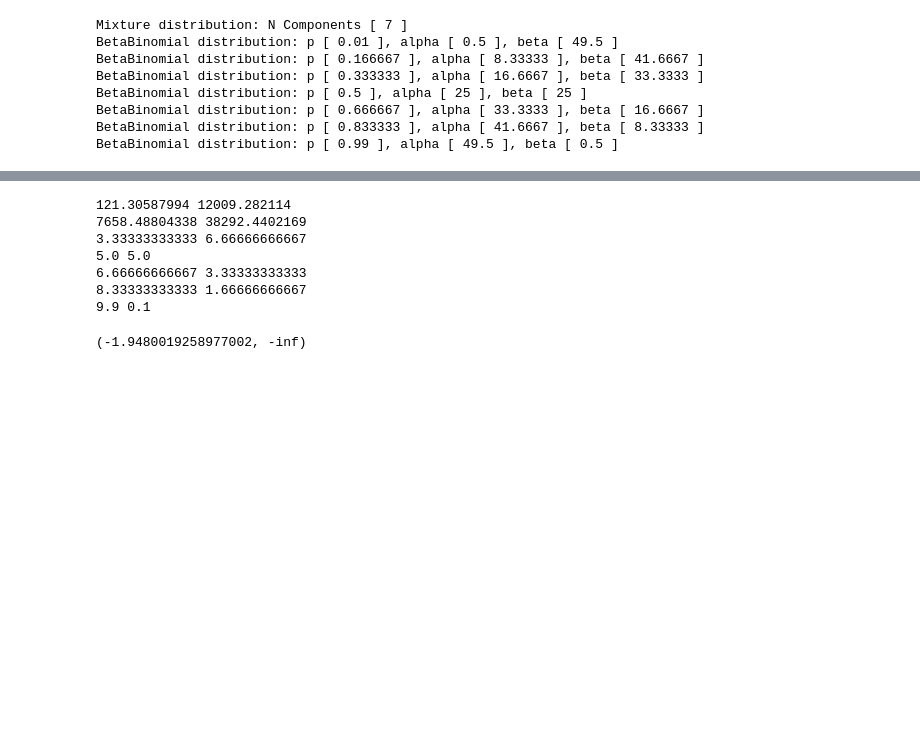
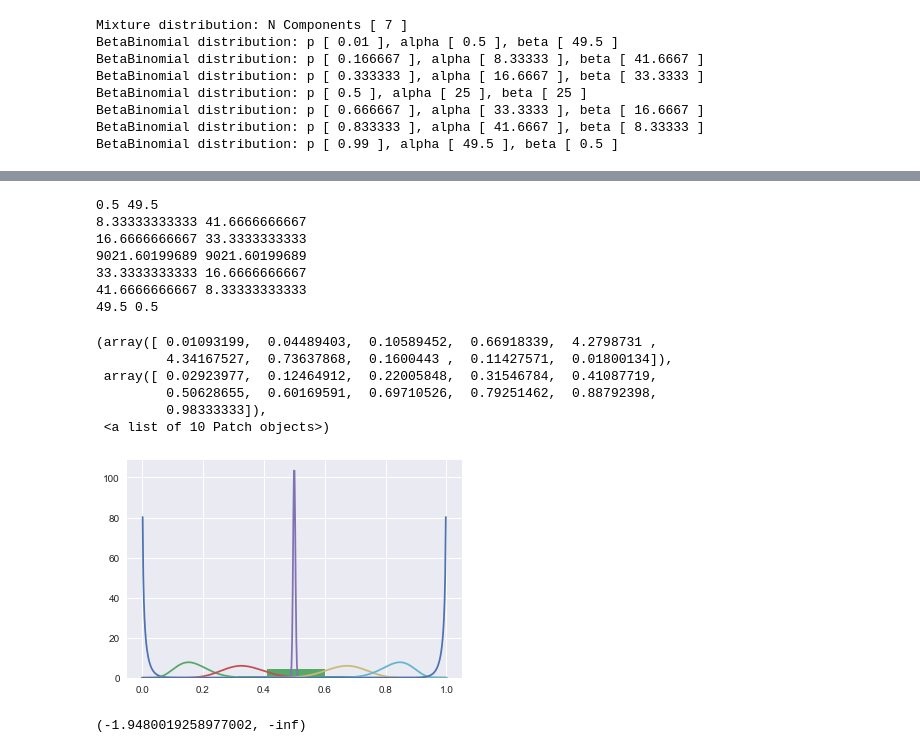
Before and after one commit to inti/ASE, a Jupyter notebook: ASE.ipynb, the cells around one changed output, grey strips where cells are left out. Saved outputs shown, nothing was run; the diff lists cells and outputs as text; code cells hidden in the pictures; blank space fills up the shorter version.

```diff
--- a/ASE.ipynb
+++ b/ASE.ipynb
@@ -831,10 +831,12 @@ class BetaBinomial(object):
             self.beta_0 = M_0 - self.alpha_0
 
     def update_eb(self, init_M = 20, data=None, weights = None, pareto_par = 1.5 , min_val=10):
-        def _fit_bb_ml_eb(pars, p,loca_data, w,pareto_par , min_val):
+
+        def _fit_bb_ml_eb(pars, p, loca_data, w, pareto_par, min_val):
             M = pars[0]
             a,b = p*M, (1.0-p)*M
-            return np.dot(w, self._log_beta_binomial_density(loca_data[:,0],loca_data[:,1],a,b)) + pareto.logpdf(x=M,b=pareto_par, scale=min_val)
+            fx = self._log_beta_binomial_density
+            return np.dot(w, fx(loca_data[:,0], loca_data[:,1], a, b)) + pareto.logpdf(x=M, b=pareto_par, scale=min_val)
 
         if weights is None:
             weights = np.ones(data.shape[0])
@@ -982,6 +1013,6 @@ BetaBinomial distribution: p [ 0.99 ], alpha [ 49.5 ], beta [ 0.5 ]
 # %%
-data2 = data[data["totalCount"] > 10]
-data2 = data2[data2["aCount"] > 10]
+data2 = data[data["aCount"] > 10]
+data2 = data2[data2["bCount"] > 10]
 
 K=11
 dat2stan = {'N': data2.shape[0],
@@ -1014,18 +1045,27 @@ md.fit(data=this_data,n_iter=100, print_delta=True, fit_by_eb = True)
 1 0.0
 converged after [ 2 ] iterations
-# %%
-for d in md.mixt_comp:
-    print d.alpha_0, d.beta_0
-
-#md._extract_par_vector()
-# %% [output]
-121.30587994 12009.282114
-7658.48804338 38292.4402169
-3.33333333333 6.66666666667
-5.0 5.0
-6.66666666667 3.33333333333
-8.33333333333 1.66666666667
-9.9 0.1
+# %%
+for d in md.mixt_comp:
+    print d.alpha_0, d.beta_0
+    #if d.p == 0.5:
+    plot_beta(x, alpha=d.alpha_0, beta = d.beta_0, normalise=False)
+
+plt.hist(this_data[:,0]/(this_data[:,1] + 0.0), normed=True)
+# %% [output]
+0.5 49.5
+8.33333333333 41.6666666667
+16.6666666667 33.3333333333
+9021.60199689 9021.60199689
+33.3333333333 16.6666666667
+41.6666666667 8.33333333333
+49.5 0.5
+(array([ 0.01093199,  0.04489403,  0.10589452,  0.66918339,  4.2798731 ,
+         4.34167527,  0.73637868,  0.1600443 ,  0.11427571,  0.01800134]),
+ array([ 0.02923977,  0.12464912,  0.22005848,  0.31546784,  0.41087719,
+         0.50628655,  0.60169591,  0.69710526,  0.79251462,  0.88792398,
+         0.98333333]),
+ <a list of 10 Patch objects>)
+[figure, added]
 # %%
 from scipy.optimize import minimize
 from scipy.stats import pareto
```
Also changed, not shown: parts of 3 cells of this notebook.
